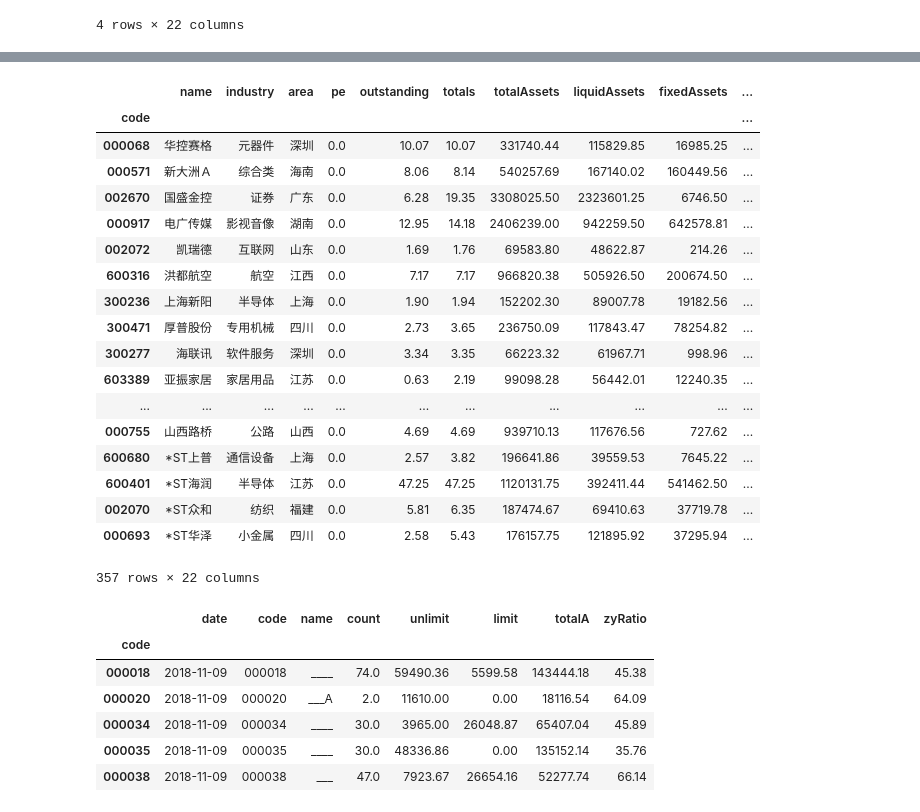
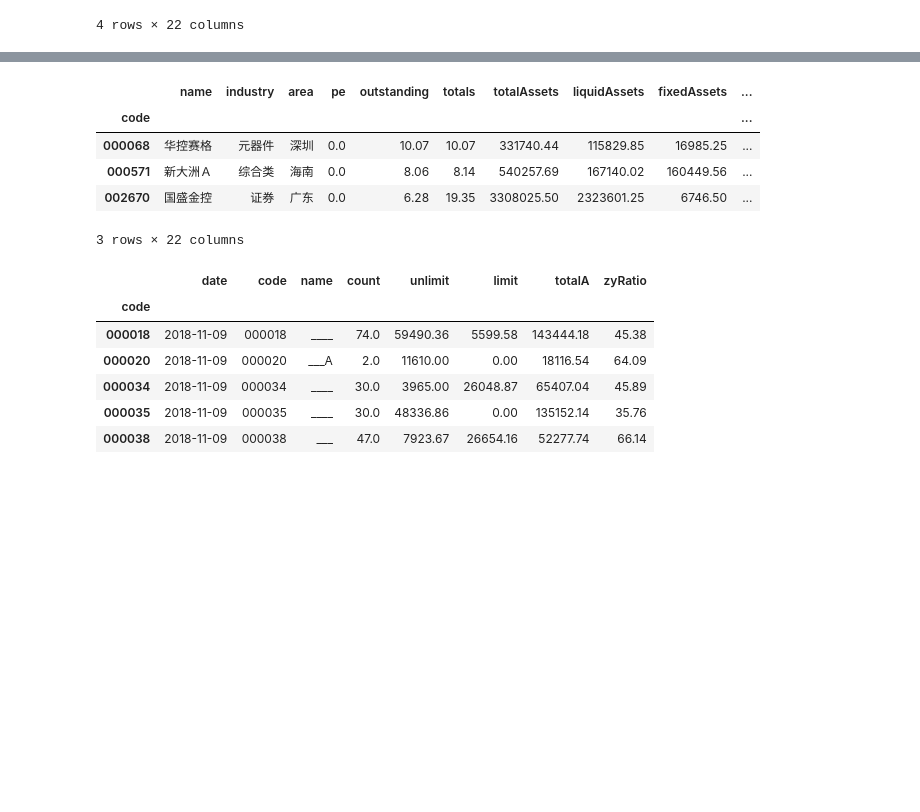
Before and after one commit to TickleYung/bullStock, a Jupyter notebook: tushare/tushareForPython2.ipynb, the cells around one changed output, grey strips where cells are left out. Cells and saved outputs as stored; diff of their text form; code cells hidden in the pictures; blank space fills up the shorter version.

```diff
--- a/tushare/tushareForPython2.ipynb
+++ b/tushare/tushareForPython2.ipynb
@@ -116,25 +108,12 @@ min(df.timeToMarket) # check
 # %%
-df[df.esp<=0]
+df[df.esp<=0].head(3)
 # %% [output]
 |  | name | industry | area | pe | outstanding | totals | totalAssets | liquidAssets | fixedAssets | ... |
 | code |  |  |  |  |  |  |  |  |  | ... |
 | 000068 | 华控赛格 | 元器件 | 深圳 | 0.0 | 10.07 | 10.07 | 331740.44 | 115829.85 | 16985.25 | ... |
 | 000571 | 新大洲Ａ | 综合类 | 海南 | 0.0 | 8.06 | 8.14 | 540257.69 | 167140.02 | 160449.56 | ... |
 | 002670 | 国盛金控 | 证券 | 广东 | 0.0 | 6.28 | 19.35 | 3308025.50 | 2323601.25 | 6746.50 | ... |
-| 000917 | 电广传媒 | 影视音像 | 湖南 | 0.0 | 12.95 | 14.18 | 2406239.00 | 942259.50 | 642578.81 | ... |
-| 002072 | 凯瑞德 | 互联网 | 山东 | 0.0 | 1.69 | 1.76 | 69583.80 | 48622.87 | 214.26 | ... |
-| 600316 | 洪都航空 | 航空 | 江西 | 0.0 | 7.17 | 7.17 | 966820.38 | 505926.50 | 200674.50 | ... |
-| 300236 | 上海新阳 | 半导体 | 上海 | 0.0 | 1.90 | 1.94 | 152202.30 | 89007.78 | 19182.56 | ... |
-| 300471 | 厚普股份 | 专用机械 | 四川 | 0.0 | 2.73 | 3.65 | 236750.09 | 117843.47 | 78254.82 | ... |
-| 300277 | 海联讯 | 软件服务 | 深圳 | 0.0 | 3.34 | 3.35 | 66223.32 | 61967.71 | 998.96 | ... |
-| 603389 | 亚振家居 | 家居用品 | 江苏 | 0.0 | 0.63 | 2.19 | 99098.28 | 56442.01 | 12240.35 | ... |
-| ... | ... | ... | ... | ... | ... | ... | ... | ... | ... | ... |
-| 000755 | 山西路桥 | 公路 | 山西 | 0.0 | 4.69 | 4.69 | 939710.13 | 117676.56 | 727.62 | ... |
-| 600680 | *ST上普 | 通信设备 | 上海 | 0.0 | 2.57 | 3.82 | 196641.86 | 39559.53 | 7645.22 | ... |
-| 600401 | *ST海润 | 半导体 | 江苏 | 0.0 | 47.25 | 47.25 | 1120131.75 | 392411.44 | 541462.50 | ... |
-| 002070 | *ST众和 | 纺织 | 福建 | 0.0 | 5.81 | 6.35 | 187474.67 | 69410.63 | 37719.78 | ... |
-| 000693 | *ST华泽 | 小金属 | 四川 | 0.0 | 2.58 | 5.43 | 176157.75 | 121895.92 | 37295.94 | ... |
-357 rows × 22 columns
+3 rows × 22 columns
 # %%
 df = df[df.esp>0]
 # %%
```
Also changed, not shown: parts of 49 cells of this notebook.
